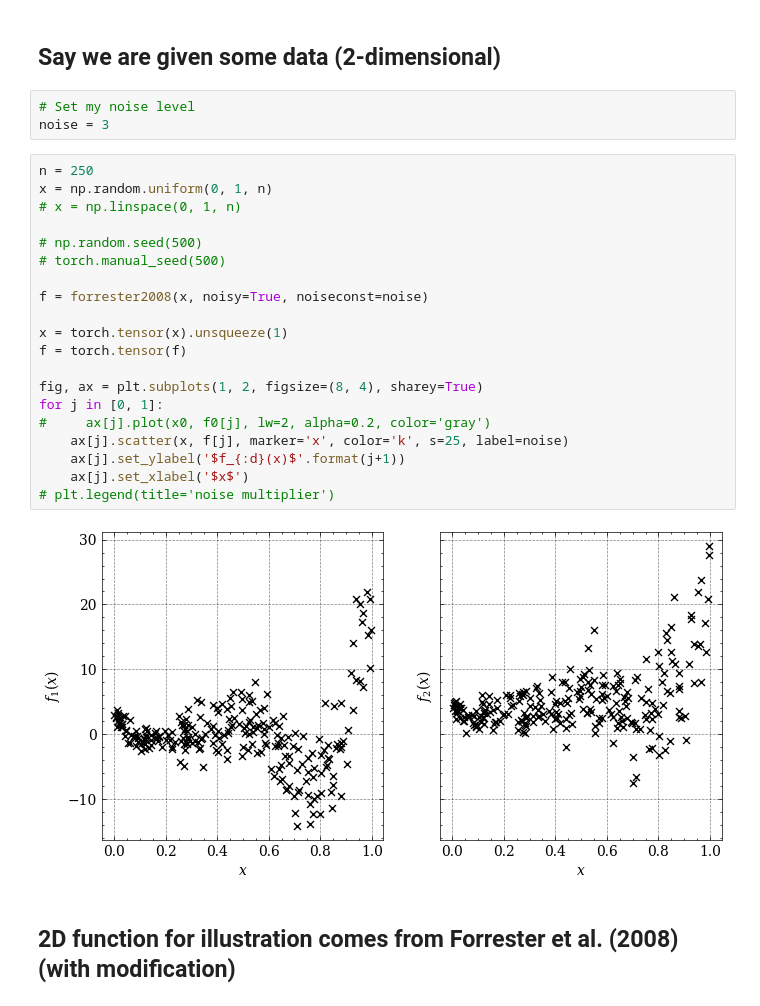
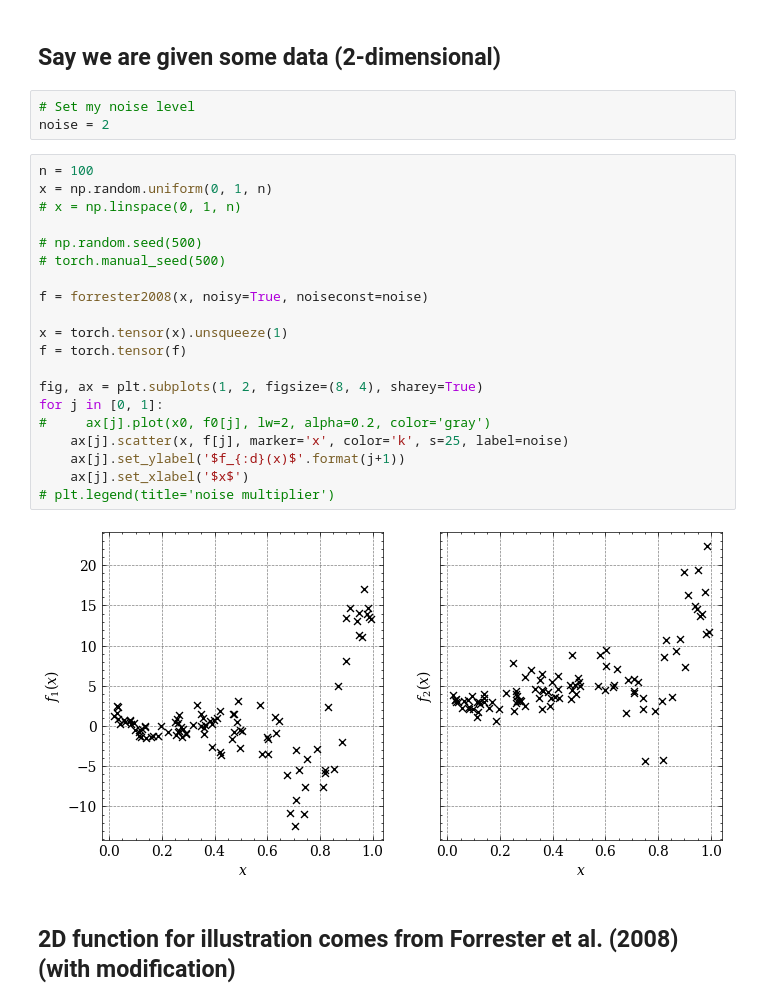
Before and after one commit to mosesyhc/LCGP, a Jupyter notebook: code/gpVIIP/VIGP.ipynb, the cells around one changed output. Saved outputs shown, nothing was run; the diff lists cells and outputs as text.

```diff
--- a/code/gpVIIP/VIGP.ipynb
+++ b/code/gpVIIP/VIGP.ipynb
@@ -20,29 +20,29 @@ making sure I know where I am.. C:\Users\cmyh\Documents\git\VIGP\code\gpVIIP
 ## Say we are given some data (2-dimensional)
 # %%
 # Set my noise level
-noise = 3
+noise = 2
 # %%
-n = 250
+n = 100
 x = np.random.uniform(0, 1, n)
 # x = np.linspace(0, 1, n)
 
 # np.random.seed(500)
 # torch.manual_seed(500)
 
 f = forrester2008(x, noisy=True, noiseconst=noise)
 
 x = torch.tensor(x).unsqueeze(1)
 f = torch.tensor(f)
 
 fig, ax = plt.subplots(1, 2, figsize=(8, 4), sharey=True)
 for j in [0, 1]:
 #     ax[j].plot(x0, f0[j], lw=2, alpha=0.2, color='gray')
     ax[j].scatter(x, f[j], marker='x', color='k', s=25, label=noise)
     ax[j].set_ylabel('$f_{:d}(x)$'.format(j+1))
     ax[j].set_xlabel('$x$')
 # plt.legend(title='noise multiplier')
 # %% [output]
-[figure, old version]
+[figure, new version]
 # %% [markdown]
 ## 2D function for illustration comes from Forrester et al. (2008) (with modification)
 # %%
```
Also changed, not shown: parts of 8 cells of this notebook.
